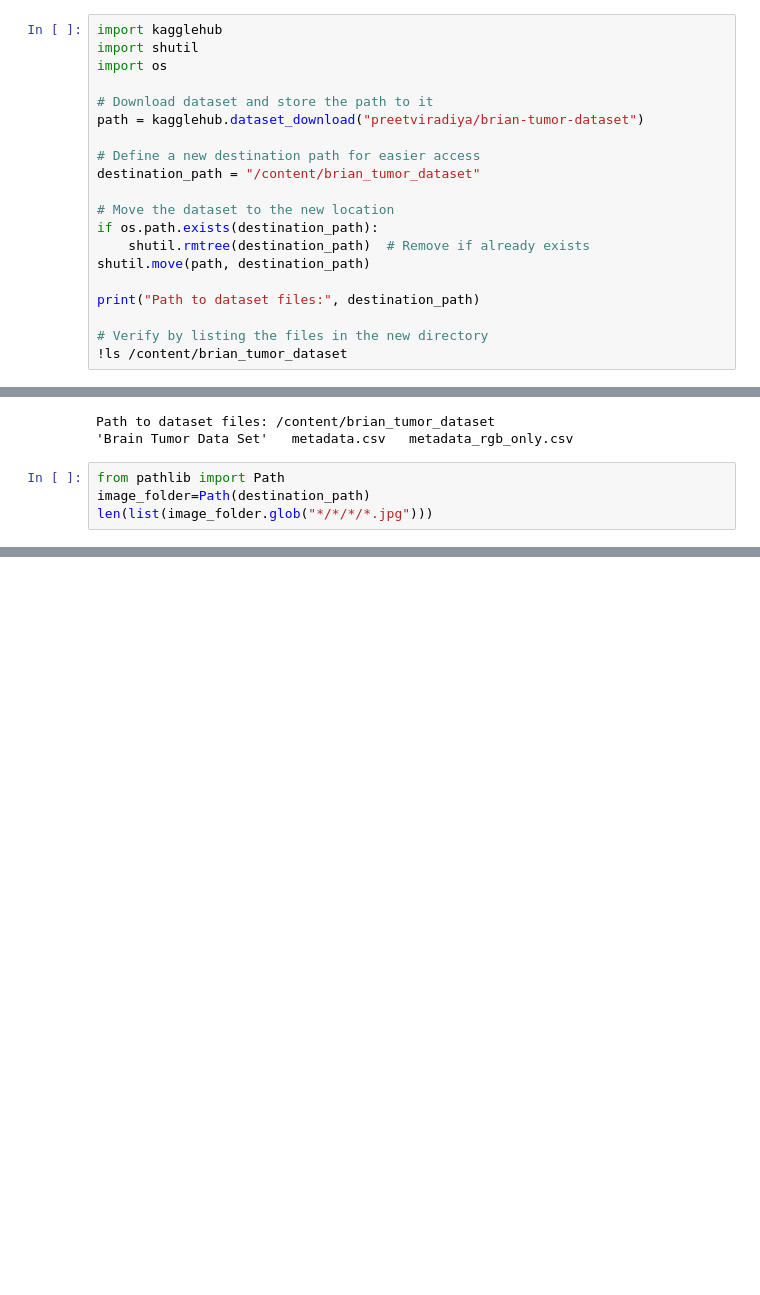
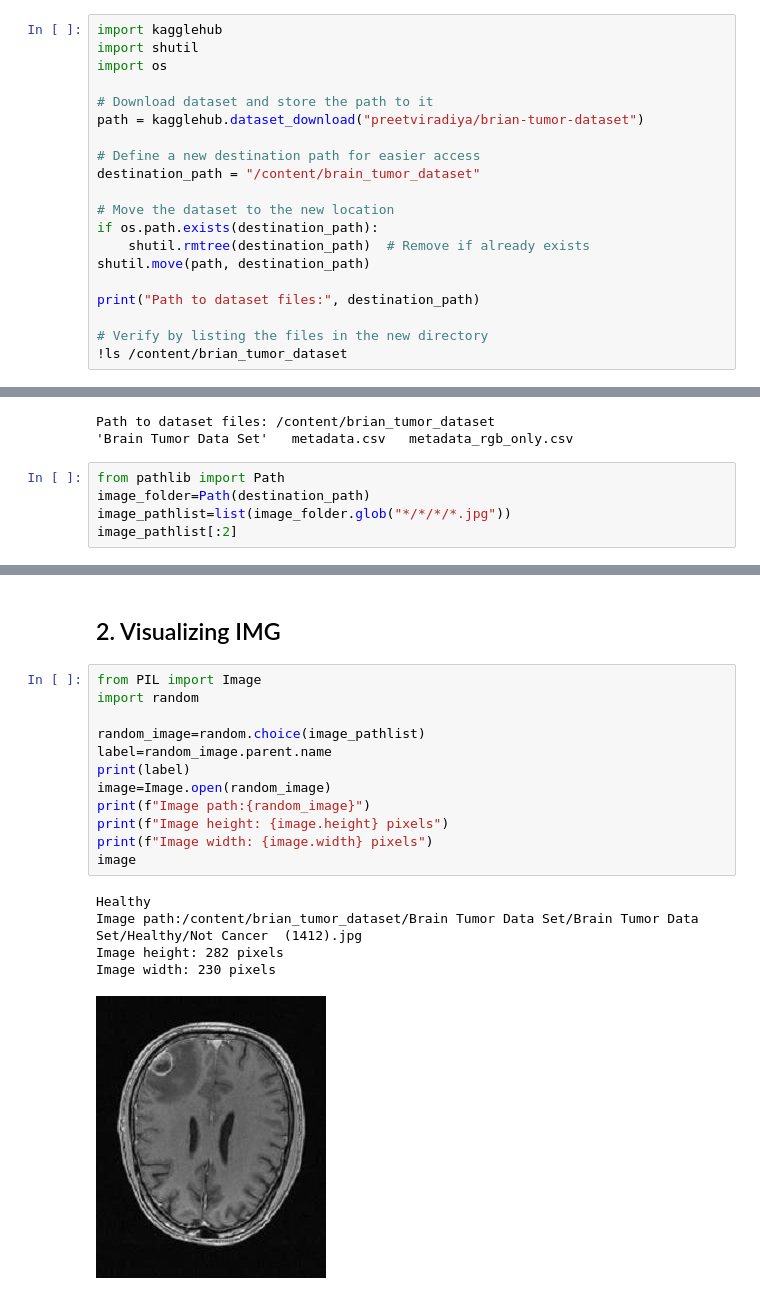
Before and after one commit to Er-luffy-D/Brain-Tumor, a Jupyter notebook: Tumor.ipynb, the cells around one changed output, grey strips where cells are left out. Saved outputs shown, nothing was run; the diff lists cells and outputs as text; blank space fills up the shorter version.

```diff
--- a/Tumor.ipynb
+++ b/Tumor.ipynb
@@ -9,7 +11,7 @@ import os
 path = kagglehub.dataset_download("preetviradiya/brian-tumor-dataset")
 
 # Define a new destination path for easier access
-destination_path = "/content/brian_tumor_dataset"
+destination_path = "/content/brain_tumor_dataset"
 
 # Move the dataset to the new location
 if os.path.exists(destination_path):
@@ -28,5 +30,6 @@ Path to dataset files: /content/brian_tumor_dataset
 # %%
 from pathlib import Path
 image_folder=Path(destination_path)
-len(list(image_folder.glob("*/*/*/*.jpg")))
+image_pathlist=list(image_folder.glob("*/*/*/*.jpg"))
+image_pathlist[:2]
 # %% [output]
@@ -33,0 +38,20 @@ len(list(image_folder.glob("*/*/*/*.jpg")))
+# %% [markdown]
+## 2. Visualizing IMG
+# %%
+from PIL import Image
+import random
+
+random_image=random.choice(image_pathlist)
+label=random_image.parent.name
+print(label)
+image=Image.open(random_image)
+print(f"Image path:{random_image}")
+print(f"Image height: {image.height} pixels")
+print(f"Image width: {image.width} pixels")
+image
+# %% [output]
+Healthy
+Image path:/content/brian_tumor_dataset/Brain Tumor Data Set/Brain Tumor Data Set/Healthy/Not Cancer  (1412).jpg
+Image height: 282 pixels
+Image width: 230 pixels
+[figure, added]
```
Also changed, not shown: parts of 6 cells of this notebook.
